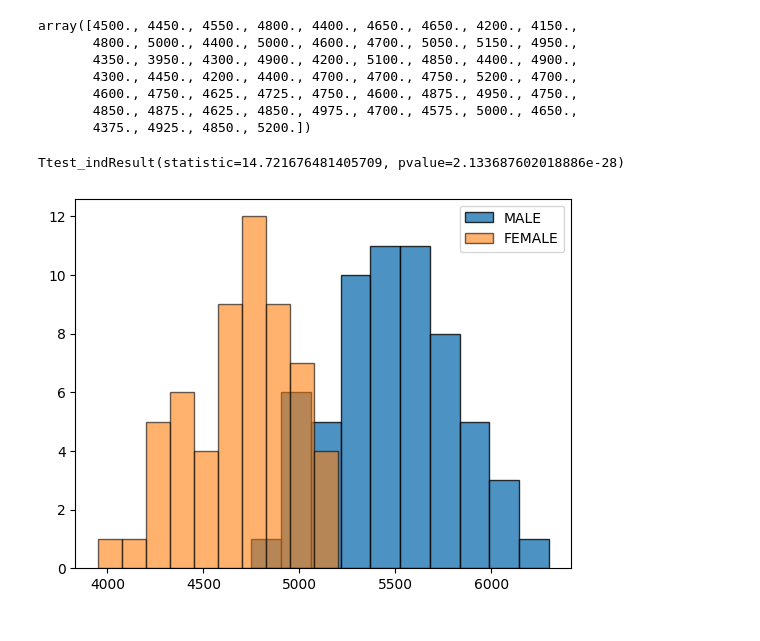
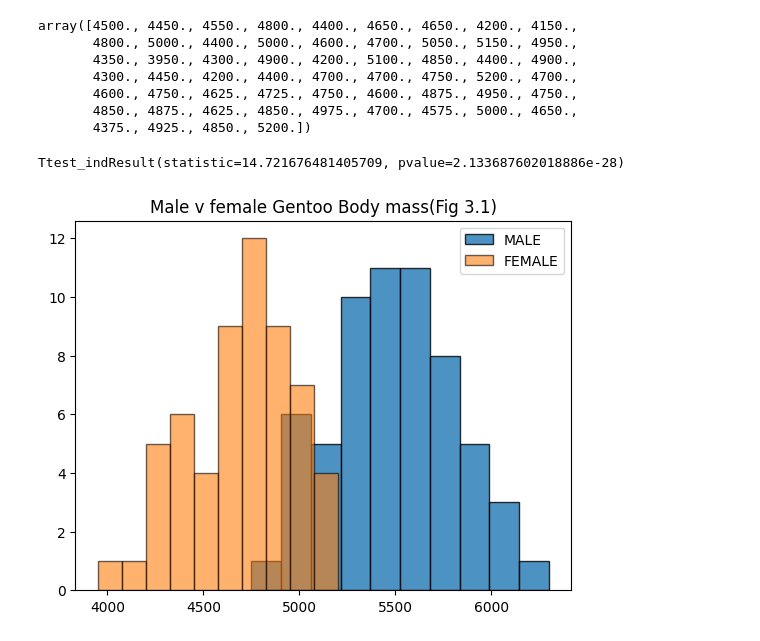
Before and after one commit to RochejamieGMIT/MachineLearning, a Jupyter notebook: tasks.ipynb, the cells around one changed output. Cells and saved outputs as stored; diff of their text form; code cells hidden in the pictures.

```diff
--- a/tasks.ipynb
+++ b/tasks.ipynb
@@ -262,15 +261,20 @@ array([4500., 4450., 4550., 4800., 4400., 4650., 4650., 4200., 4150.,
        4600., 4750., 4625., 4725., 4750., 4600., 4875., 4950., 4750.,
        4850., 4875., 4625., 4850., 4975., 4700., 4575., 5000., 4650.,
        4375., 4925., 4850., 5200.])
-# %%
-ss.ttest_ind(sample_a,sample_b)
-# %% [output]
-Ttest_indResult(statistic=14.721676481405709, pvalue=2.133687602018886e-28)
+# %%
+#https://www.southampton.ac.uk/passs/gcse_scores/bivariate_analysis/t_test.page#:~:text=If%20a%20p%2Dvalue%20reported,then%20the%20result%20is%20insignificant.
+# run t-test
+ss.ttest_ind(sample_a,sample_b)
+# %% [output]
+Ttest_indResult(statistic=14.721676481405709, pvalue=2.133687602018886e-28)
 # %%
 # https://www.geeksforgeeks.org/how-to-plot-two-histograms-together-in-matplotlib/
+
+# Create a histogram to visulise the difference in the data sets for male and female
 plt.hist(sample_a, label="MALE",alpha=.8,edgecolor="Black")
 plt.hist(sample_b,label="FEMALE",alpha=.6,edgecolor="Black")
 plt.legend()
+plt.title('Male v female Gentoo Body mass(Fig 3.1)')
 plt.show()
 # %% [output]
-[figure, old version]
+[figure, new version]
```
Also changed, not shown: parts of 11 cells of this notebook, 1 other file.
